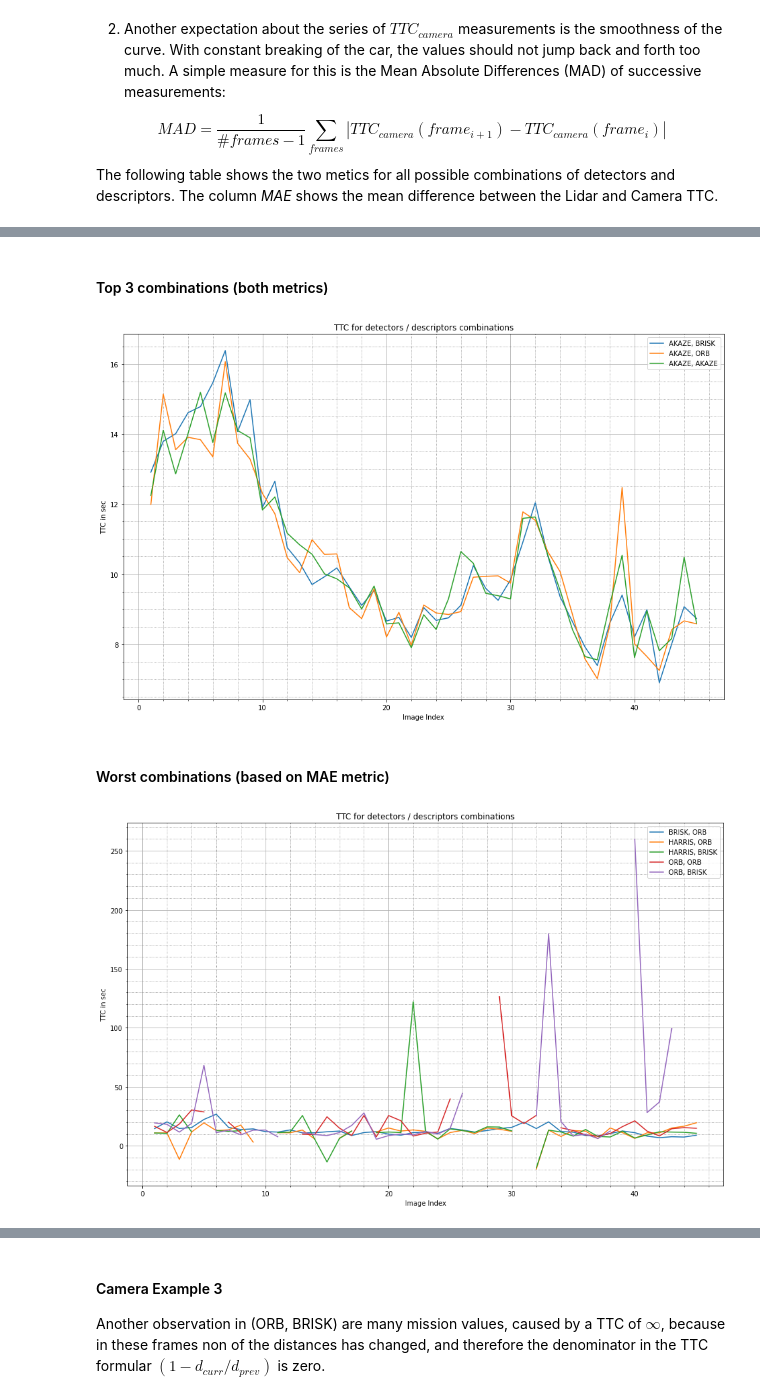
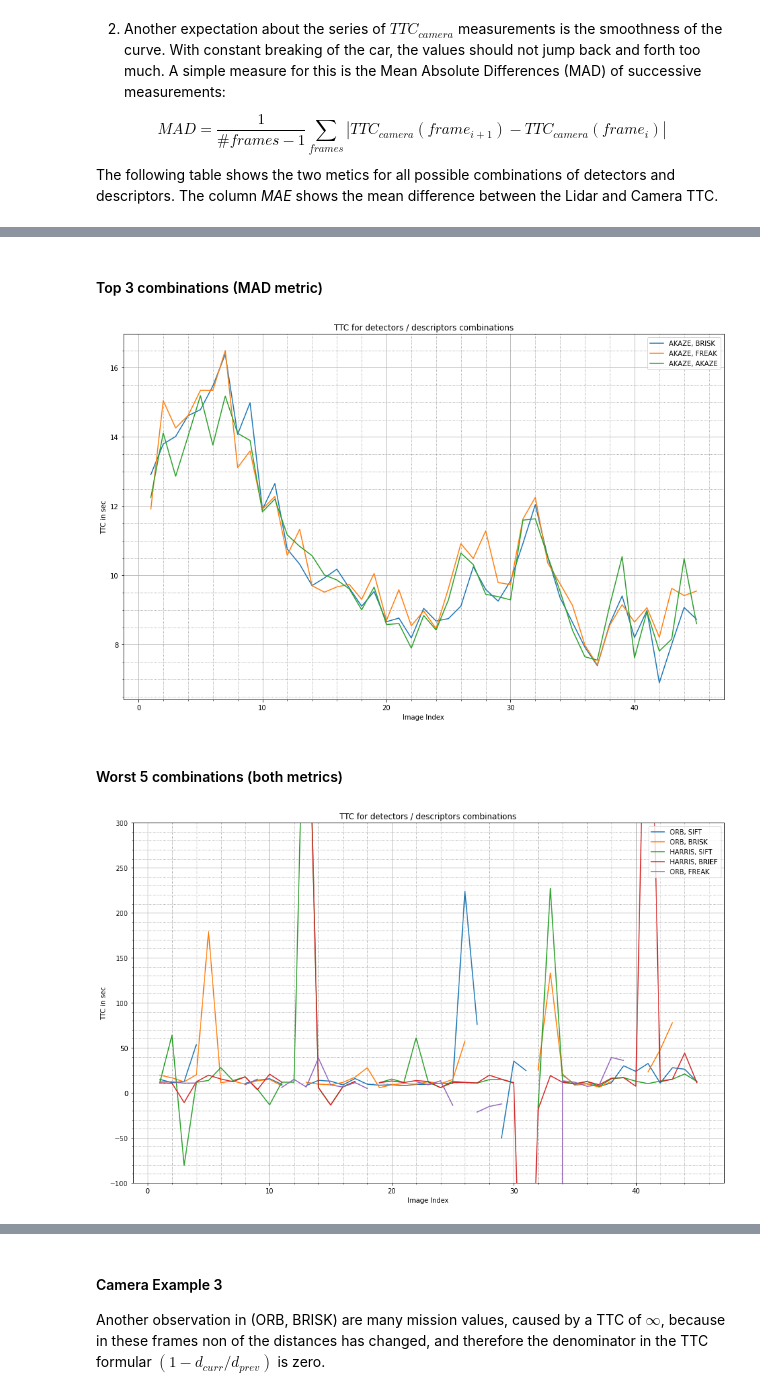
Before and after one commit to Voxelworld/nd313-camera-final, a Jupyter notebook: report/Report.ipynb, the cells around one changed output, grey strips where cells are left out. Saved outputs shown, nothing was run; the diff lists cells and outputs as text; code cells hidden in the pictures.

```diff
--- a/report/Report.ipynb
+++ b/report/Report.ipynb
@@ -270,15 +269,18 @@ import pandas as pd
 import numpy as np
 import matplotlib.pyplot as plt
 %matplotlib inline
+import seaborn as sns
+cm = sns.light_palette("red", as_cmap=True)
 # %%
 tables = {}
 
-for file in Path(".").glob("*.csv"): # "../build"
+#for file in Path("./runs.local").glob("*.csv"):
+for file in Path("./runs.udacity").glob("*.csv"):
 
     # split 'run.AKAZE.AKAZE.csv'
     detector, descriptor = file.name.split(".")[1:3]
 
-    df = pd.read_csv(file, sep=",", na_values=["inf","nan(ind)","-nan(ind)"])
+    df = pd.read_csv(file, sep=",", na_values=["-inf","inf","nan(ind)","-nan(ind)"])
     df.set_index("image", inplace=True)
     tables[(detector, descriptor)] = df
 
@@ -318,7 +320,7 @@ def plot_ttc(keys, ylim=None):
     plt.grid(which="major", linestyle='-')
     plt.grid(which="minor", linestyle=':', color="gray")
     plt.minorticks_on()
-    plt.legend()
+    plt.legend(loc="upper right")
     plt.show()
 
 all_keys = tables.keys()
@@ -379,0 +384,3 @@ Interestingly, one can observe in the table, that the ranking of the MAE metric
+# %%
+df = pd.DataFrame(table).sort_values(by="MAD").reset_index(drop=True)
+df.style.set_caption('Combination ranked Mean Absolute Differences (MAD)').background_gradient(cmap=cm)
@@ -380,16 +406,16 @@ Interestingly, one can observe in the table, that the ranking of the MAE metric
 # %% [markdown]
-#### Top 3 combinations (both metrics)
+#### Top 3 combinations (MAD metric)
 # %%
-best_keys = [(row["Detector"], row["Descriptor"]) for i,row in df[:3].iterrows()]
+best_combinations = [(row["Detector"], row["Descriptor"]) for i,row in df[:3].iterrows()]
 
-plot_ttc(best_keys)
+plot_ttc(best_combinations)
 # %% [output]
-[figure, old version]
+[figure, new version]
 # %% [markdown]
-#### Worst combinations (based on MAE metric)
+#### Worst 5 combinations (both metrics)
 # %%
-worst_keys = [(row["Detector"], row["Descriptor"]) for i,row in df[-5:].iterrows()]
+worst_combinations = [(row["Detector"], row["Descriptor"]) for i,row in df[-5:].iterrows()]
 
-plot_ttc(worst_keys)
+plot_ttc(worst_combinations, ylim=(-100,300))
 # %% [output]
-[figure, old version]
+[figure, new version]
```
Also changed, not shown: parts of 12 cells of this notebook, 2 other files.
